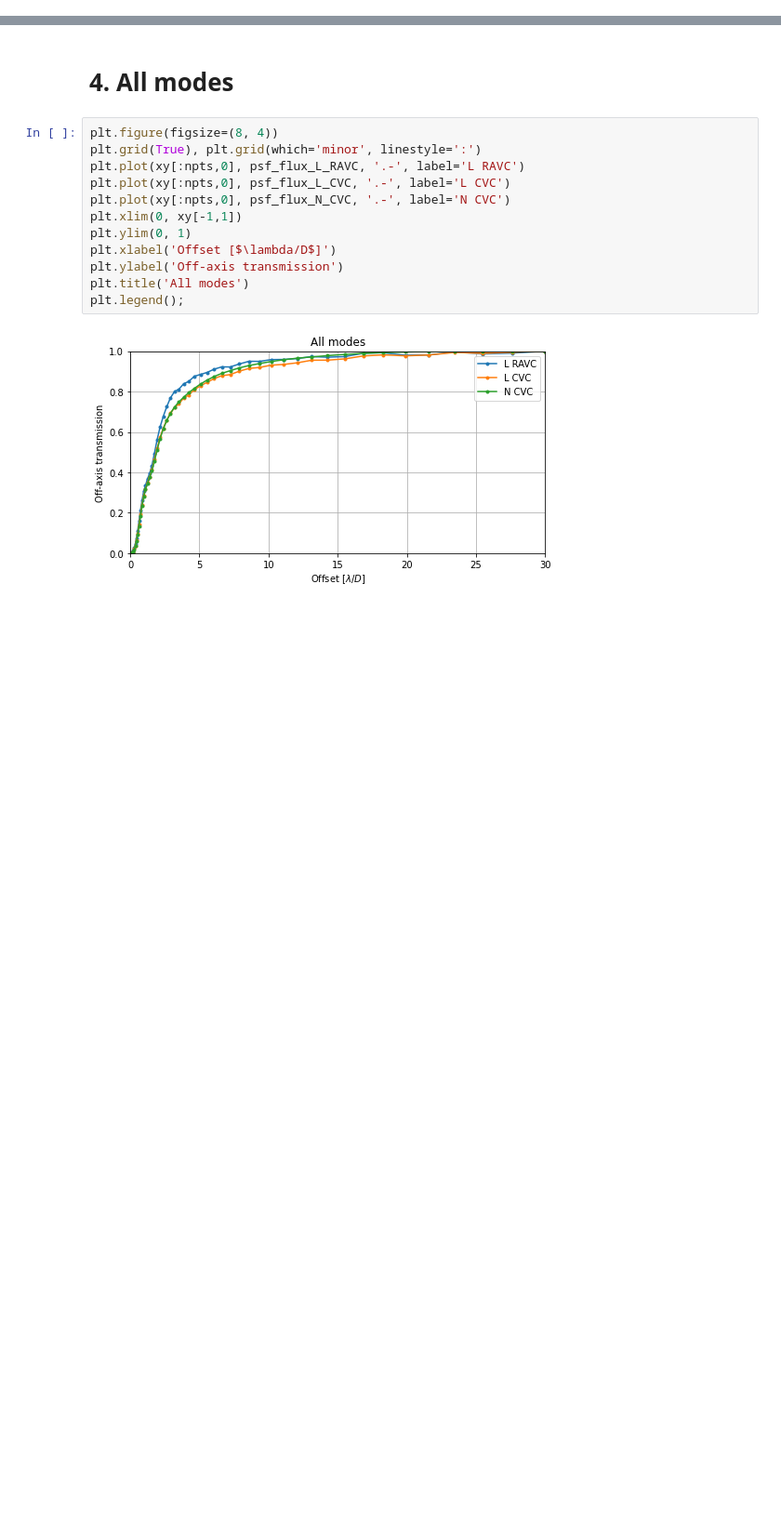
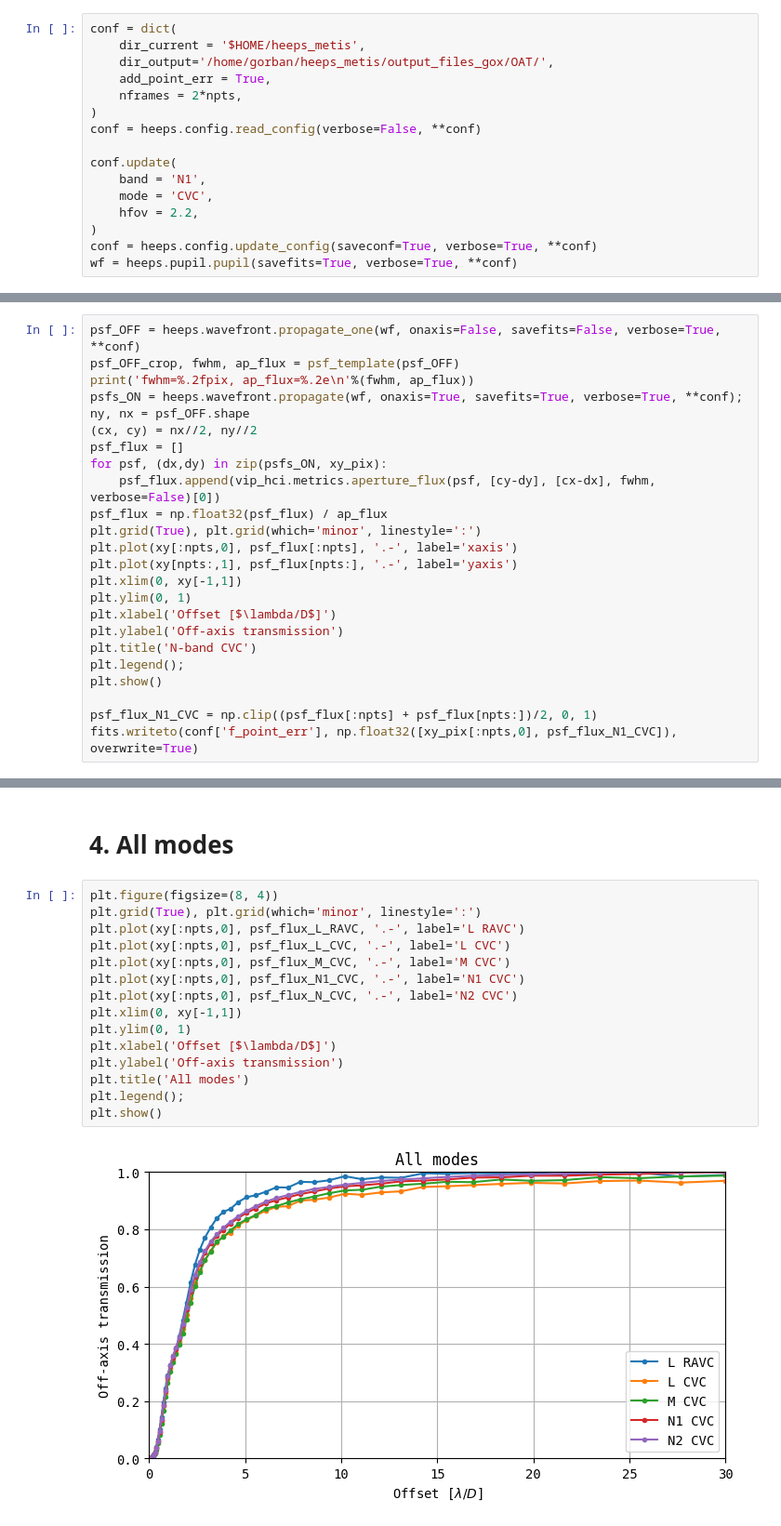
Before and after one commit to vortex-exoplanet/HEEPS, a Jupyter notebook: notebooks/hci_modes/offaxis_trans.ipynb, the cells around one changed output, grey strips where cells are left out. Shown at 93% size. Drawn from its saved outputs; the diff is of its cells as text; blank space fills up the shorter version.

```diff
--- a/notebooks/hci_modes/offaxis_trans.ipynb
+++ b/notebooks/hci_modes/offaxis_trans.ipynb
@@ -327,0 +478,16 @@ Create on-axis PSF cube
+# %%
+conf = dict(
+    dir_current = '$HOME/heeps_metis',
+    dir_output='/home/gorban/heeps_metis/output_files_gox/OAT/',
+    add_point_err = True,
+    nframes = 2*npts,
+)
+conf = heeps.config.read_config(verbose=False, **conf)
+
+conf.update(
+    band = 'N1',
+    mode = 'CVC',
+    hfov = 2.2,
+)
+conf = heeps.config.update_config(saveconf=True, verbose=True, **conf)
+wf = heeps.pupil.pupil(savefits=True, verbose=True, **conf)
@@ -327,0 +525,24 @@ Create on-axis PSF cube
+# %%
+psf_OFF = heeps.wavefront.propagate_one(wf, onaxis=False, savefits=False, verbose=True, **conf)
+psf_OFF_crop, fwhm, ap_flux = psf_template(psf_OFF)
+print('fwhm=%.2fpix, ap_flux=%.2e\n'%(fwhm, ap_flux))
+psfs_ON = heeps.wavefront.propagate(wf, onaxis=True, savefits=True, verbose=True, **conf);
+ny, nx = psf_OFF.shape
+(cx, cy) = nx//2, ny//2
+psf_flux = []
+for psf, (dx,dy) in zip(psfs_ON, xy_pix):
+    psf_flux.append(vip_hci.metrics.aperture_flux(psf, [cy-dy], [cx-dx], fwhm, verbose=False)[0])
+psf_flux = np.float32(psf_flux) / ap_flux
+plt.grid(True), plt.grid(which='minor', linestyle=':')
+plt.plot(xy[:npts,0], psf_flux[:npts], '.-', label='xaxis')
+plt.plot(xy[npts:,1], psf_flux[npts:], '.-', label='yaxis')
+plt.xlim(0, xy[-1,1])
+plt.ylim(0, 1)
+plt.xlabel('Offset [$\lambda/D$]')
+plt.ylabel('Off-axis transmission')
+plt.title('N-band CVC')
+plt.legend();
+plt.show()
+
+psf_flux_N1_CVC = np.clip((psf_flux[:npts] + psf_flux[npts:])/2, 0, 1)
+fits.writeto(conf['f_point_err'], np.float32([xy_pix[:npts,0], psf_flux_N1_CVC]), overwrite=True)
@@ -330,14 +569,17 @@ Create on-axis PSF cube
 # %%
 plt.figure(figsize=(8, 4))
 plt.grid(True), plt.grid(which='minor', linestyle=':')
 plt.plot(xy[:npts,0], psf_flux_L_RAVC, '.-', label='L RAVC')
 plt.plot(xy[:npts,0], psf_flux_L_CVC, '.-', label='L CVC')
-plt.plot(xy[:npts,0], psf_flux_N_CVC, '.-', label='N CVC')
+plt.plot(xy[:npts,0], psf_flux_M_CVC, '.-', label='M CVC')
+plt.plot(xy[:npts,0], psf_flux_N1_CVC, '.-', label='N1 CVC')
+plt.plot(xy[:npts,0], psf_flux_N_CVC, '.-', label='N2 CVC')
 plt.xlim(0, xy[-1,1])
 plt.ylim(0, 1)
 plt.xlabel('Offset [$\lambda/D$]')
 plt.ylabel('Off-axis transmission')
 plt.title('All modes')
 plt.legend();
+plt.show()
 # %% [output]
-[figure, old version]
+[figure, new version]
```
Also changed, not shown: parts of 21 cells of this notebook, 8 other files.
